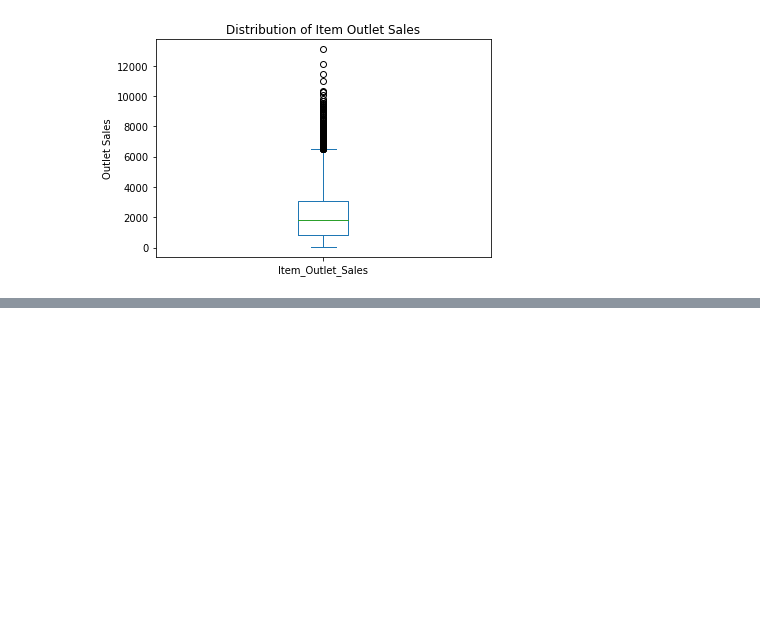
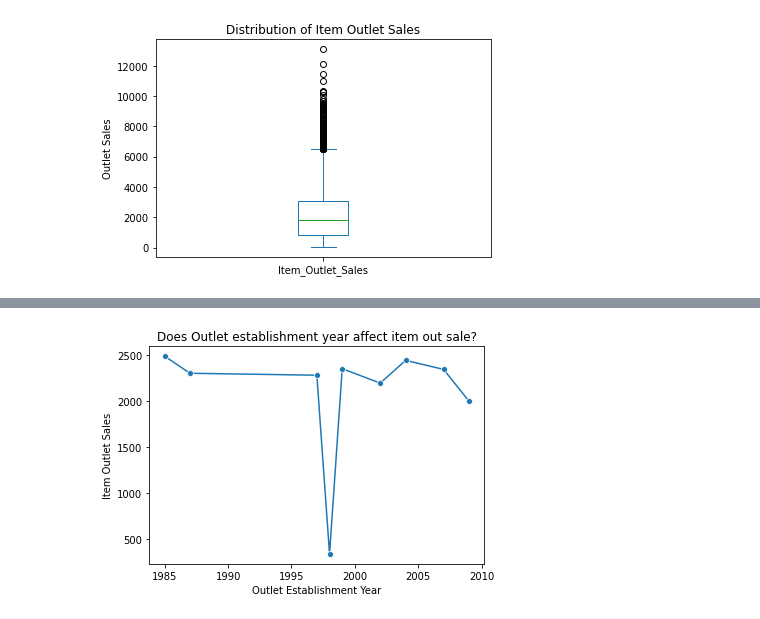
Before and after one commit to rommeljpadilla/sales-predictions, a Jupyter notebook: Sales_predictions.ipynb, the cells around one changed output, grey strips where cells are left out. Saved outputs shown, nothing was run; the diff lists cells and outputs as text; code cells hidden in the pictures; blank space fills up the shorter version.

```diff
--- a/Sales_predictions.ipynb
+++ b/Sales_predictions.ipynb
@@ -330,0 +354,9 @@ sns.heatmap(corr,annot=True,cmap='coolwarm')
+# %%
+ax = sns.lineplot(data=df_clean,x='Outlet_Establishment_Year',y="Item_Outlet_Sales",ci=None,marker='o');
+ax.set_xlabel('Outlet Establishment Year');
+ax.set_ylabel('Item Outlet Sales');
+ax.set_title('Does Outlet establishment year affect item out sale?');
+
+#Based on the lineplot, establishment year does not affect the sales of items.However, there is a drop for outlets established in 1998. However, this can be due to other circumstances
+# %% [output]
+[figure, added]
```
Also changed, not shown: parts of 11 cells of this notebook.
